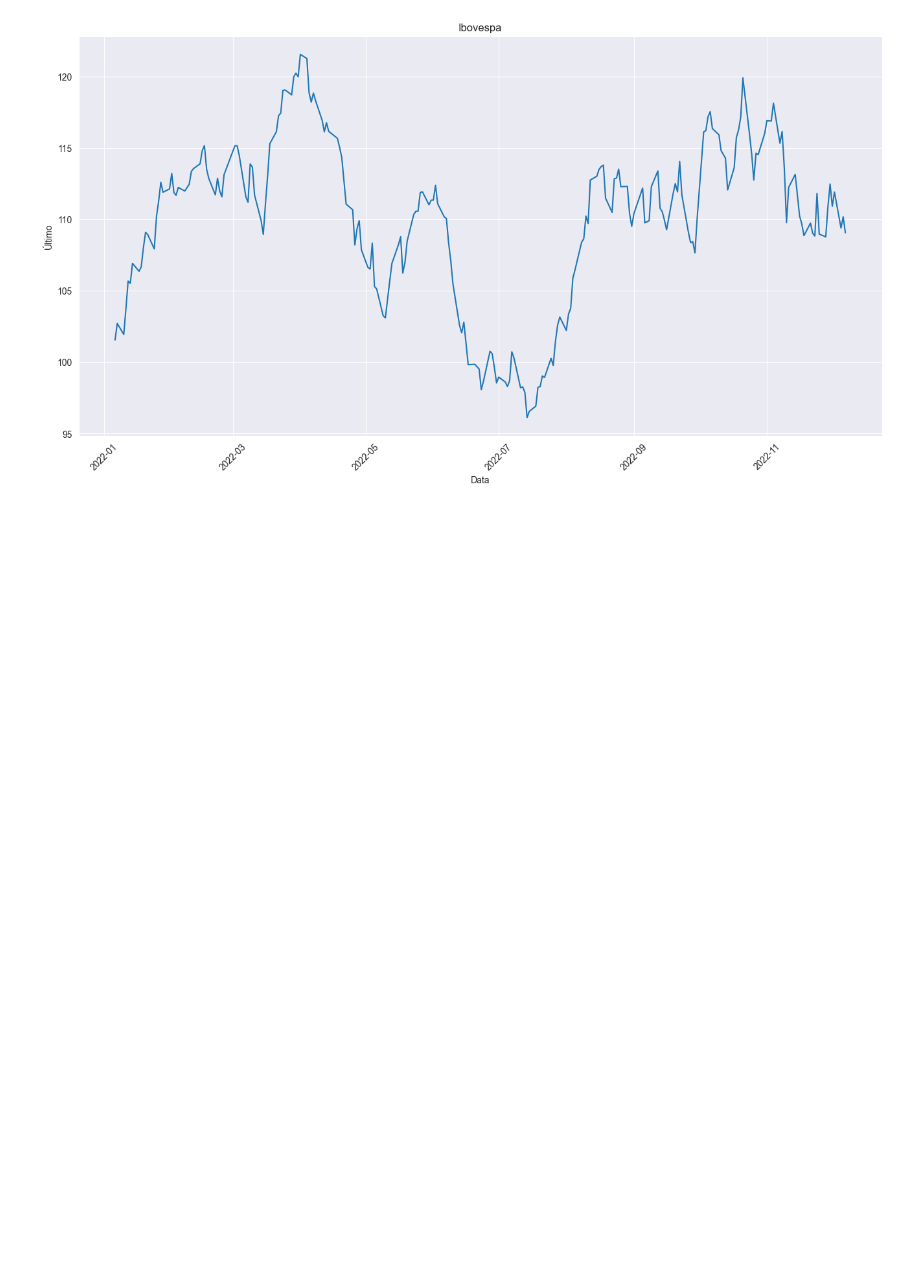
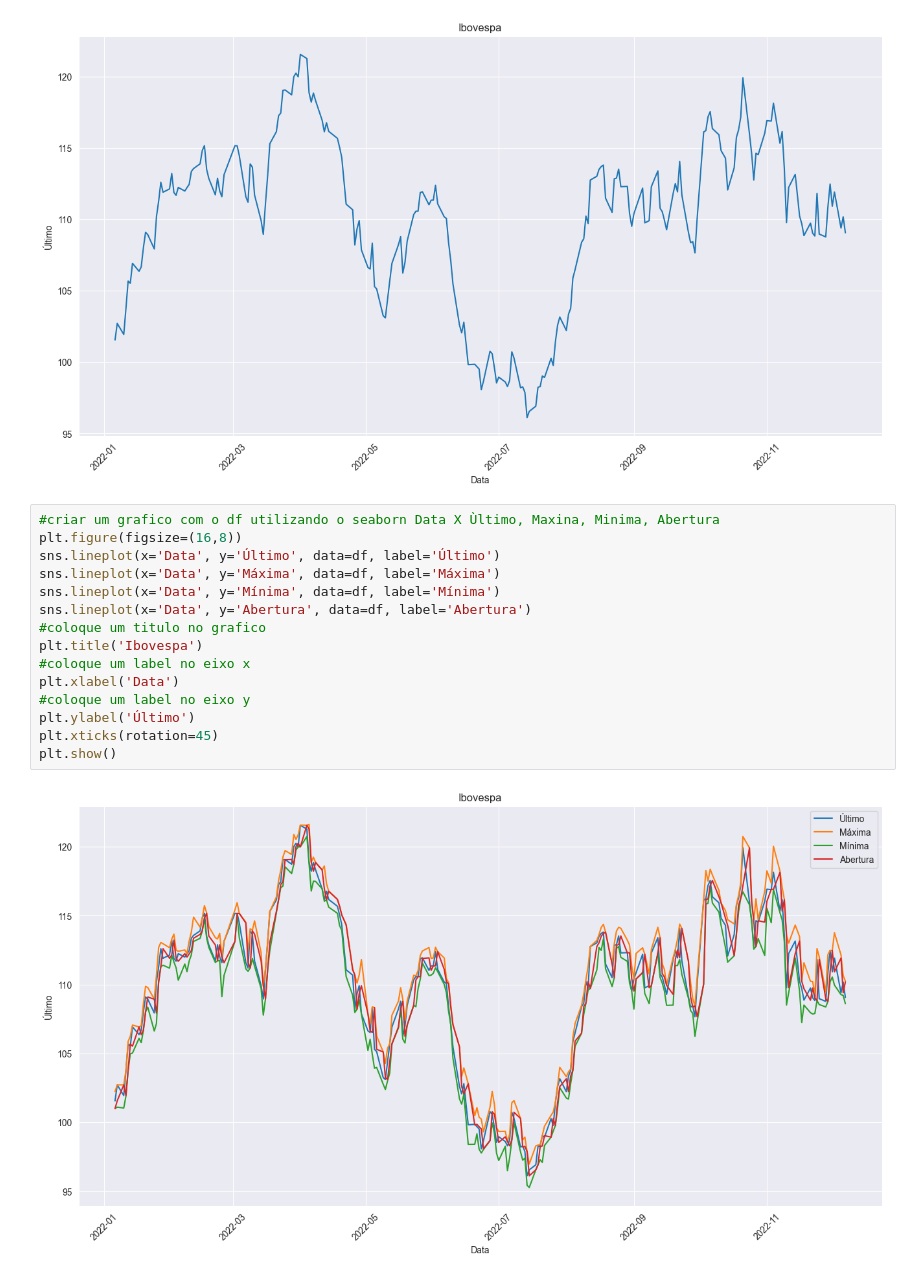
Before and after one commit to IgorNascAlves/Tech_Challenge_Fase02, a Jupyter notebook: notebooks/explorando_dados.ipynb, the cells around one changed output. Saved outputs shown, nothing was run; the diff lists cells and outputs as text; blank space fills up the shorter version.

```diff
--- a/notebooks/explorando_dados.ipynb
+++ b/notebooks/explorando_dados.ipynb
@@ -44,3 +51,20 @@ plt.xticks(rotation=45)
 plt.show()
 # %% [output]
 [figure]
+# %%
+#criar um grafico com o df utilizando o seaborn Data X Ùltimo, Maxina, Minima, Abertura
+plt.figure(figsize=(16,8))
+sns.lineplot(x='Data', y='Último', data=df, label='Último')
+sns.lineplot(x='Data', y='Máxima', data=df, label='Máxima')
+sns.lineplot(x='Data', y='Mínima', data=df, label='Mínima')
+sns.lineplot(x='Data', y='Abertura', data=df, label='Abertura')
+#coloque um titulo no grafico
+plt.title('Ibovespa')
+#coloque um label no eixo x
+plt.xlabel('Data')
+#coloque um label no eixo y
+plt.ylabel('Último')
+plt.xticks(rotation=45)
+plt.show()
+# %% [output]
+[figure, added]
```
Also changed, not shown: parts of 1 cell of this notebook, 1 other file.
